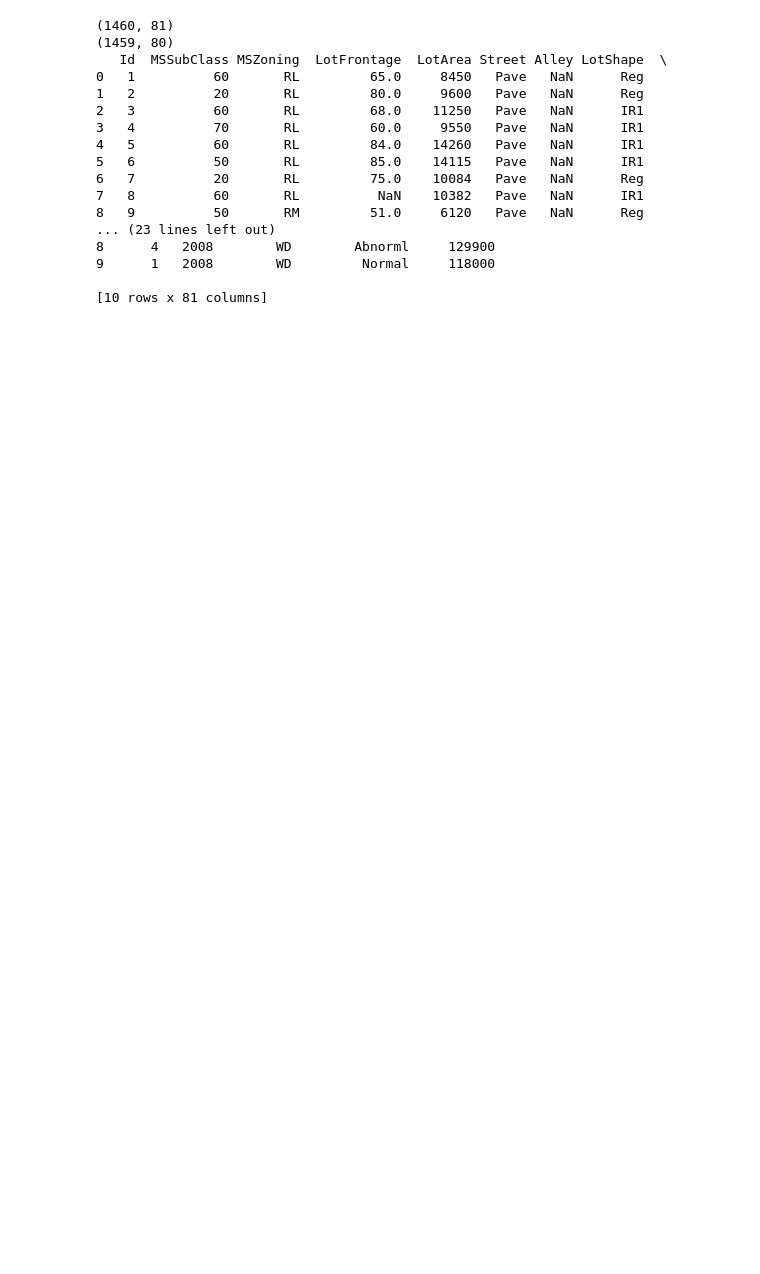
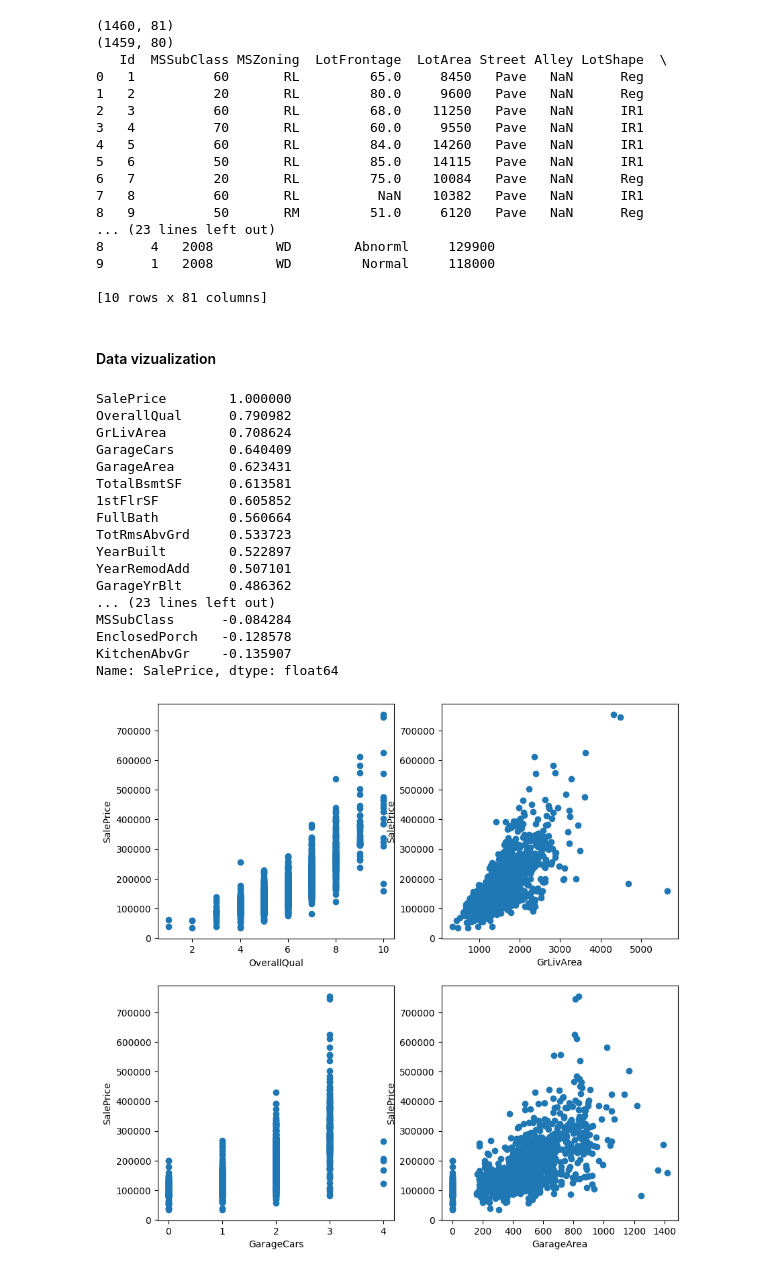
Before and after one commit to beatrzm/personal-projects, a Jupyter notebook: kaggle competitions/house prices/houseprices.ipynb, the cells around one changed output. Cells and saved outputs as stored; diff of their text form; code cells hidden in the pictures; blank space fills up the shorter version.

Commit message:
data cleaning and first models

```diff
--- a/kaggle competitions/house prices/houseprices.ipynb
+++ b/kaggle competitions/house prices/houseprices.ipynb
@@ -55,3 +55,51 @@ print(raw_data.head(10))
 
 nasdata = raw_data.isna().sum()
 nasval = val_data.isna().sum()
+# %% [markdown]
+#### Data vizualization
+# %%
+# correlation between sale price and the other numeric  variables
+
+numeric_data = raw_data.select_dtypes(include=[np.number])
+corr = numeric_data.corr()
+print(corr['SalePrice'].sort_values(ascending=False))
+
+# scatter plots of the most correlated variables in a subplot
+
+plt.figure(figsize=(10, 10))
+plt.subplot(2, 2, 1)
+plt.scatter(raw_data['OverallQual'], raw_data['SalePrice'])
+plt.xlabel('OverallQual')
+plt.ylabel('SalePrice')
+plt.subplot(2, 2, 2)
+plt.scatter(raw_data['GrLivArea'], raw_data['SalePrice'])
+plt.xlabel('GrLivArea')
+plt.ylabel('SalePrice')
+plt.subplot(2, 2, 3)
+plt.scatter(raw_data['GarageCars'], raw_data['SalePrice'])
+plt.xlabel('GarageCars')
+plt.ylabel('SalePrice')
+plt.subplot(2, 2, 4)
+plt.scatter(raw_data['GarageArea'], raw_data['SalePrice'])
+plt.xlabel('GarageArea')
+plt.ylabel('SalePrice')
+plt.show()
+# %% [output]
+SalePrice        1.000000
+OverallQual      0.790982
+GrLivArea        0.708624
+GarageCars       0.640409
+GarageArea       0.623431
+TotalBsmtSF      0.613581
+1stFlrSF         0.605852
+FullBath         0.560664
+TotRmsAbvGrd     0.533723
+YearBuilt        0.522897
+YearRemodAdd     0.507101
+GarageYrBlt      0.486362
+... (23 lines left out)
+MSSubClass      -0.084284
+EnclosedPorch   -0.128578
+KitchenAbvGr    -0.135907
+Name: SalePrice, dtype: float64
+[figure, added]
```
Also changed, not shown: parts of 26 cells of this notebook.
